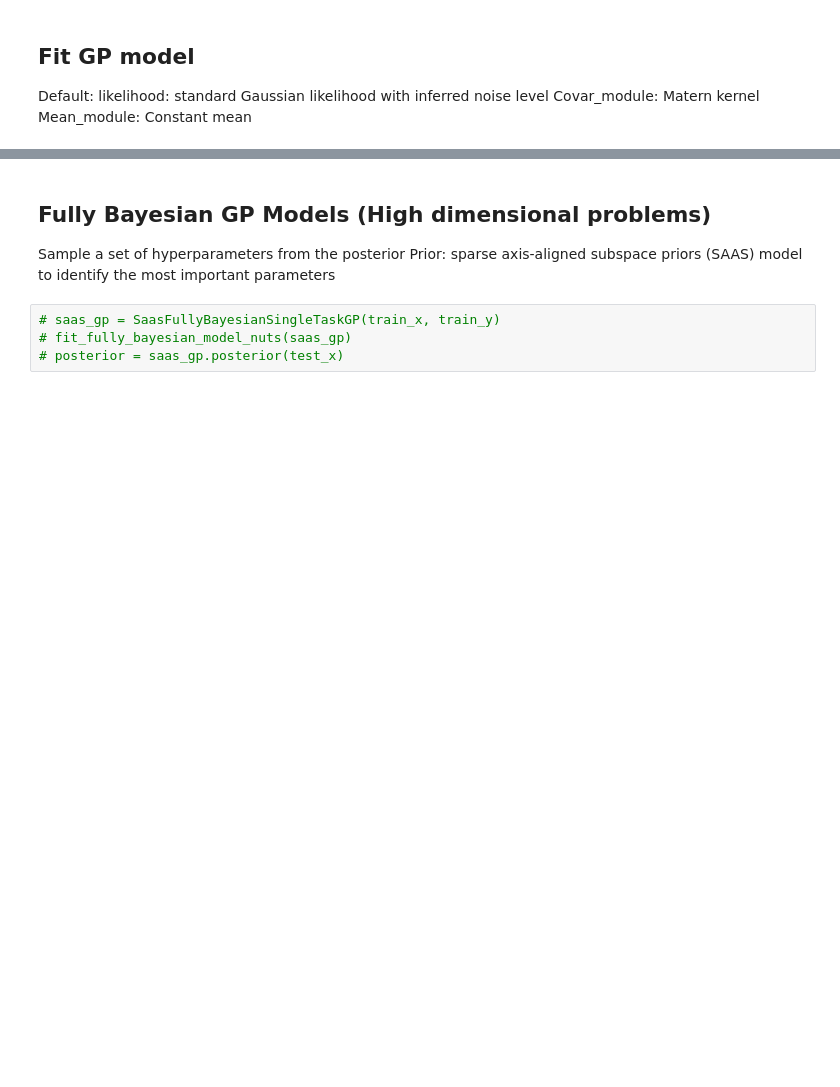
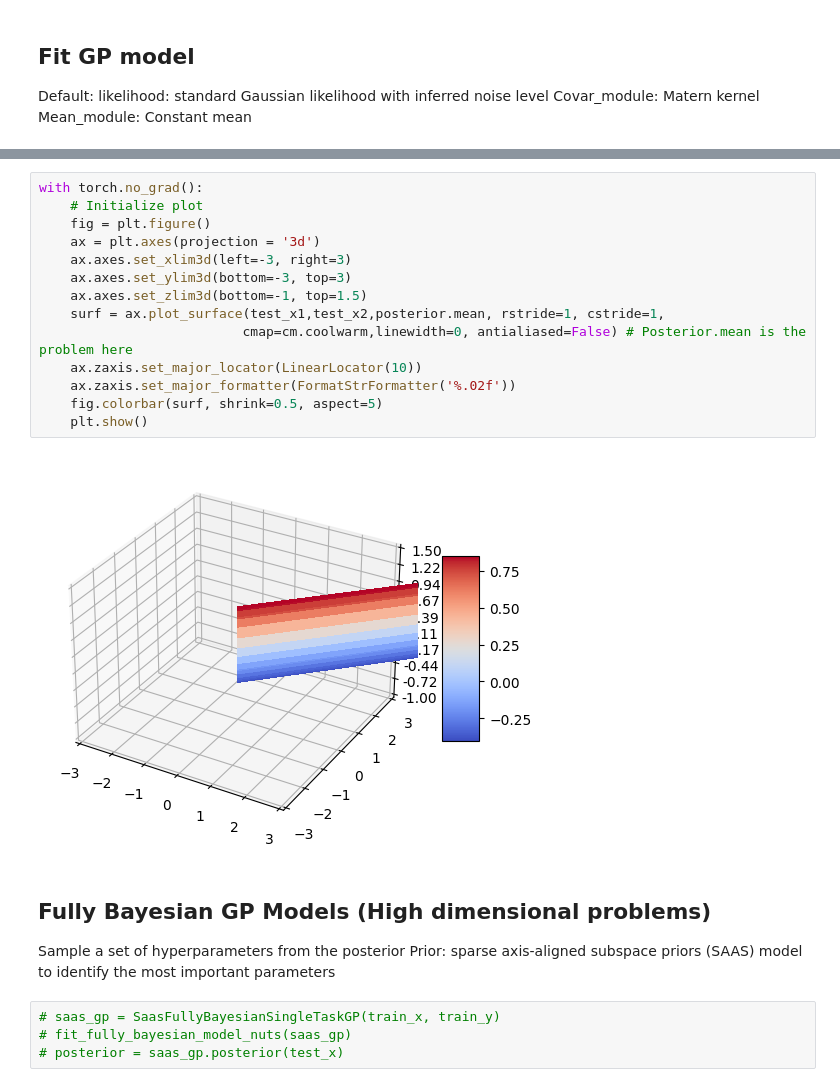
Before and after one commit to YimengJin/Thesis_Yimeng, a Jupyter notebook: Model Test_2D.ipynb, the cells around one changed output, grey strips where cells are left out. Drawn from its saved outputs; the diff is of its cells as text; blank space fills up the shorter version.

```diff
--- a/Model Test_2D.ipynb
+++ b/Model Test_2D.ipynb
@@ -147,3 +113,19 @@ AttributeError: 'Line3D' object has no attribute '_verts3d'
+# %%
+with torch.no_grad():
+    # Initialize plot
+    fig = plt.figure()
+    ax = plt.axes(projection = '3d')
+    ax.axes.set_xlim3d(left=-3, right=3)
+    ax.axes.set_ylim3d(bottom=-3, top=3)
+    ax.axes.set_zlim3d(bottom=-1, top=1.5)
+    surf = ax.plot_surface(test_x1,test_x2,posterior.mean, rstride=1, cstride=1,
+                          cmap=cm.coolwarm,linewidth=0, antialiased=False) # Posterior.mean is the problem here
+    ax.zaxis.set_major_locator(LinearLocator(10))
+    ax.zaxis.set_major_formatter(FormatStrFormatter('%.02f'))
+    fig.colorbar(surf, shrink=0.5, aspect=5)
+    plt.show()
+# %% [output]
+[figure, added]
 # %% [markdown]
 ## Fully Bayesian GP Models (High dimensional problems)
 Sample a set of hyperparameters from the posterior
```
Also changed, not shown: parts of 25 cells of this notebook.
